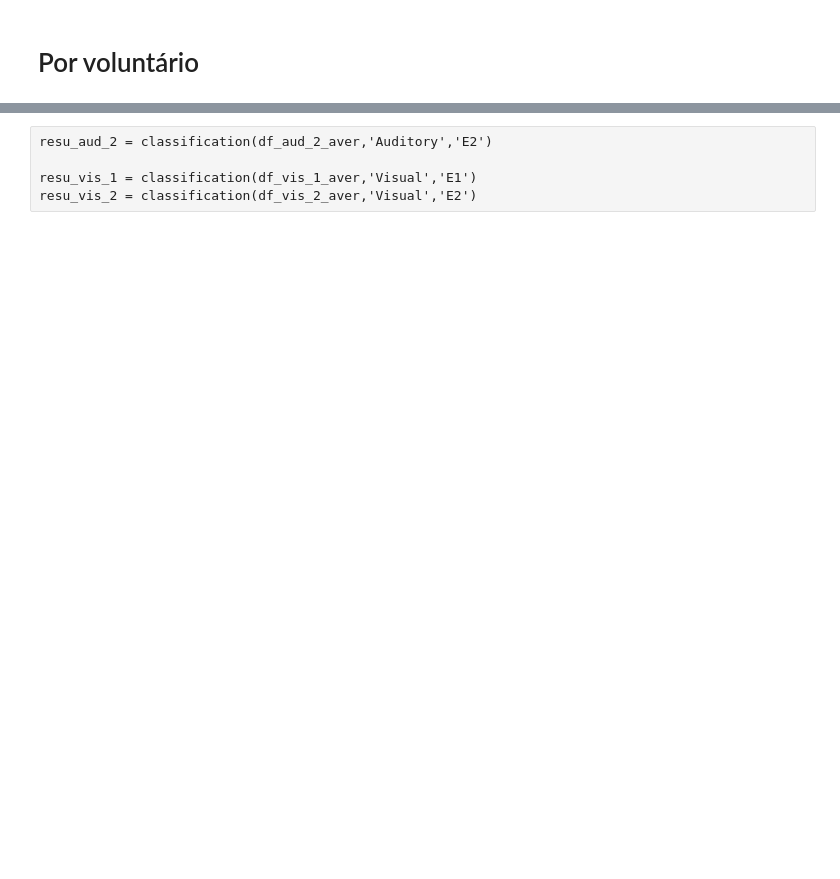
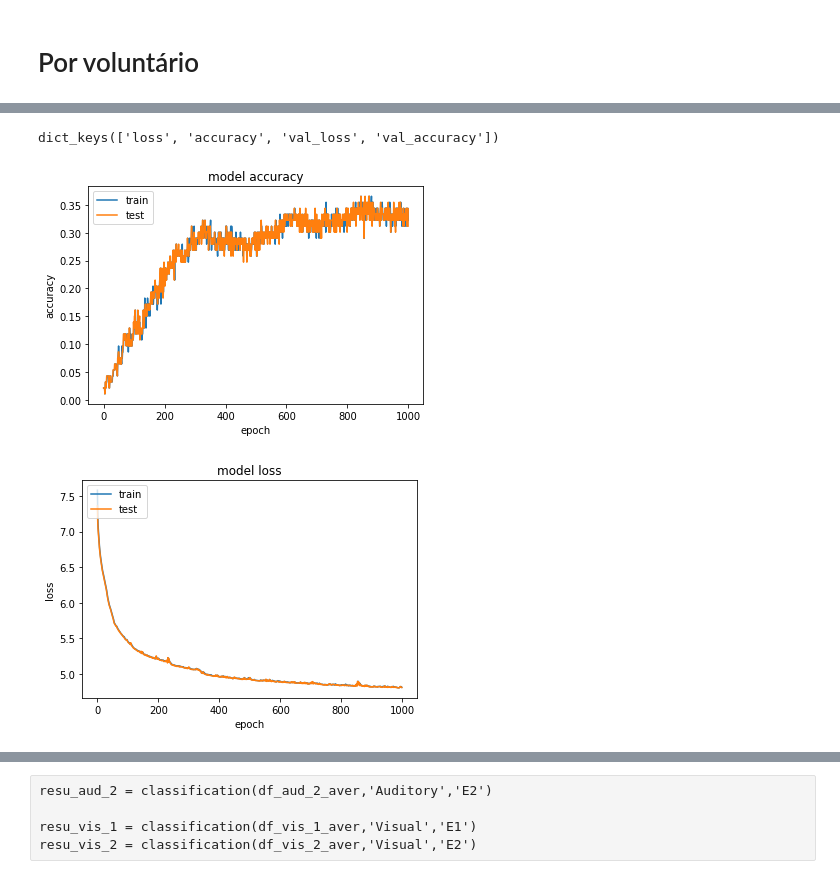
Before and after one commit to bruAristimunha/Across-Modalities, a Jupyter notebook: notebook/AutoEnconder.ipynb, the cells around one changed output, grey strips where cells are left out. Saved outputs shown, nothing was run; the diff lists cells and outputs as text; code cells hidden in the pictures; blank space fills up the shorter version.

```diff
--- a/notebook/AutoEnconder.ipynb
+++ b/notebook/AutoEnconder.ipynb
@@ -118,2 +160,2 @@ resu_vis_1 = classification_autoEncoder(vis_1,'Auditory','E1')
 # %%
-resu_vis_2 = classification_autoEncoder(vis_2,'Auditory','E2')
+resu_vis_2, history_vis_2 = classification_autoEncoder(vis_2,'Visual','E2')
@@ -119,0 +180,6 @@ resu_vis_2 = classification_autoEncoder(vis_2,'Auditory','E2')
+# %%
+plot_history(history_vis_2)
+# %% [output]
+dict_keys(['loss', 'accuracy', 'val_loss', 'val_accuracy'])
+[figure, added]
+[figure, added]
```
Also changed, not shown: parts of 20 cells of this notebook.
